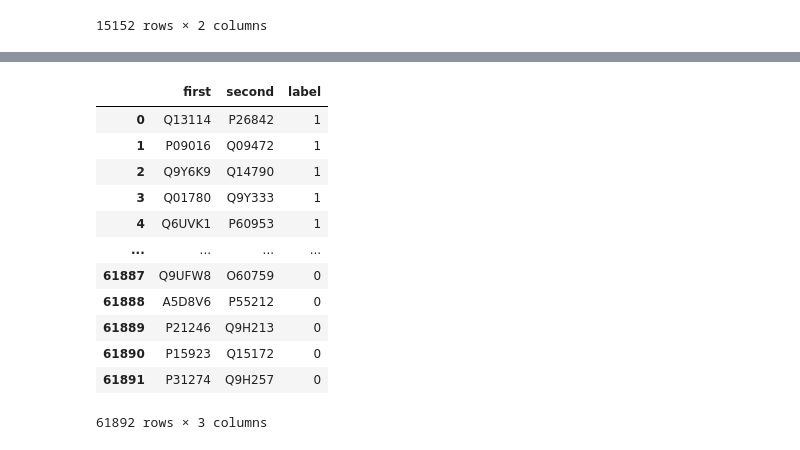
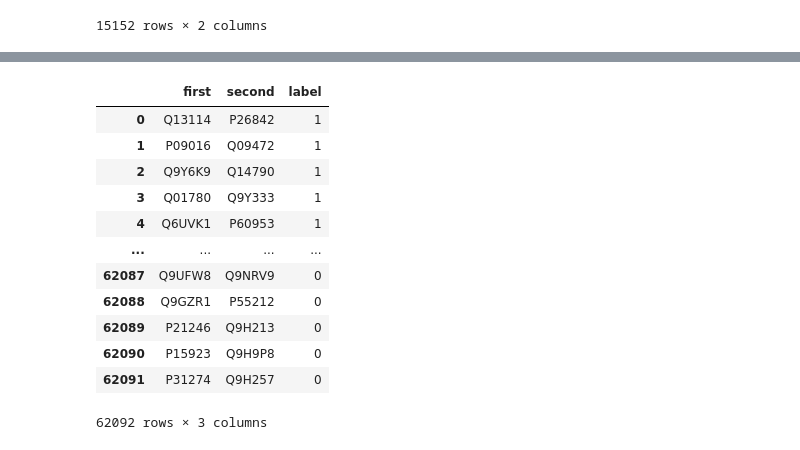
Before and after one commit to anhvt00/MCAPS, a Jupyter notebook: data/External-datasets/HIPPIE/prep_hippie.ipynb, the cells around one changed output, grey strips where cells are left out. Drawn from its saved outputs; the diff is of its cells as text; code cells hidden in the pictures.

```diff
--- a/data/External-datasets/HIPPIE/prep_hippie.ipynb
+++ b/data/External-datasets/HIPPIE/prep_hippie.ipynb
@@ -197,23 +197,23 @@ dict_uni_seq
  'P30876': 'MYDADEDMQYDEDDDEITPDLWQEACWIVISSYFDEKGLVRQQLDSFDEFIQMSVQRIVEDAPPIDLQAEAQHASGEVEEPPRYLLKFEQIYLSKPTHWERDGAPSPMMPNEARLRNLTYSAPLYVDITKTVIKEGEEQLQTQHQKTFIGKIPIMLRSTYCLLNGLTDRDLCELNECPLDPGGYFIIN ...
 # %%
 # Create new dataset HPRD compare to pan
-pan_df = pd.read_csv('pan_uni_pairs.tsv', header=None, sep='\t')
+pan_df = pd.read_csv('pan_pairs.tsv', header=None, sep='\t')
 pan_df.columns = ['first', 'second', 'label']
 pan_df
 # %% [output]
 |  | first | second | label |
 | 0 | Q13114 | P26842 | 1 |
 | 1 | P09016 | Q09472 | 1 |
 | 2 | Q9Y6K9 | Q14790 | 1 |
 | 3 | Q01780 | Q9Y333 | 1 |
 | 4 | Q6UVK1 | P60953 | 1 |
 | ... | ... | ... | ... |
-| 61887 | Q9UFW8 | O60759 | 0 |
-| 61888 | A5D8V6 | P55212 | 0 |
-| 61889 | P21246 | Q9H213 | 0 |
-| 61890 | P15923 | Q15172 | 0 |
-| 61891 | P31274 | Q9H257 | 0 |
+| 62087 | Q9UFW8 | Q9NRV9 | 0 |
+| 62088 | Q9GZR1 | P55212 | 0 |
+| 62089 | P21246 | Q9H213 | 0 |
+| 62090 | P15923 | Q9H9P8 | 0 |
+| 62091 | P31274 | Q9H257 | 0 |
-61892 rows × 3 columns
+62092 rows × 3 columns
 # %%
 list_pairs_pan = []
 for i in range(len(pan_df)):
```
Also changed, not shown: parts of 14 cells of this notebook, 22 other files.
